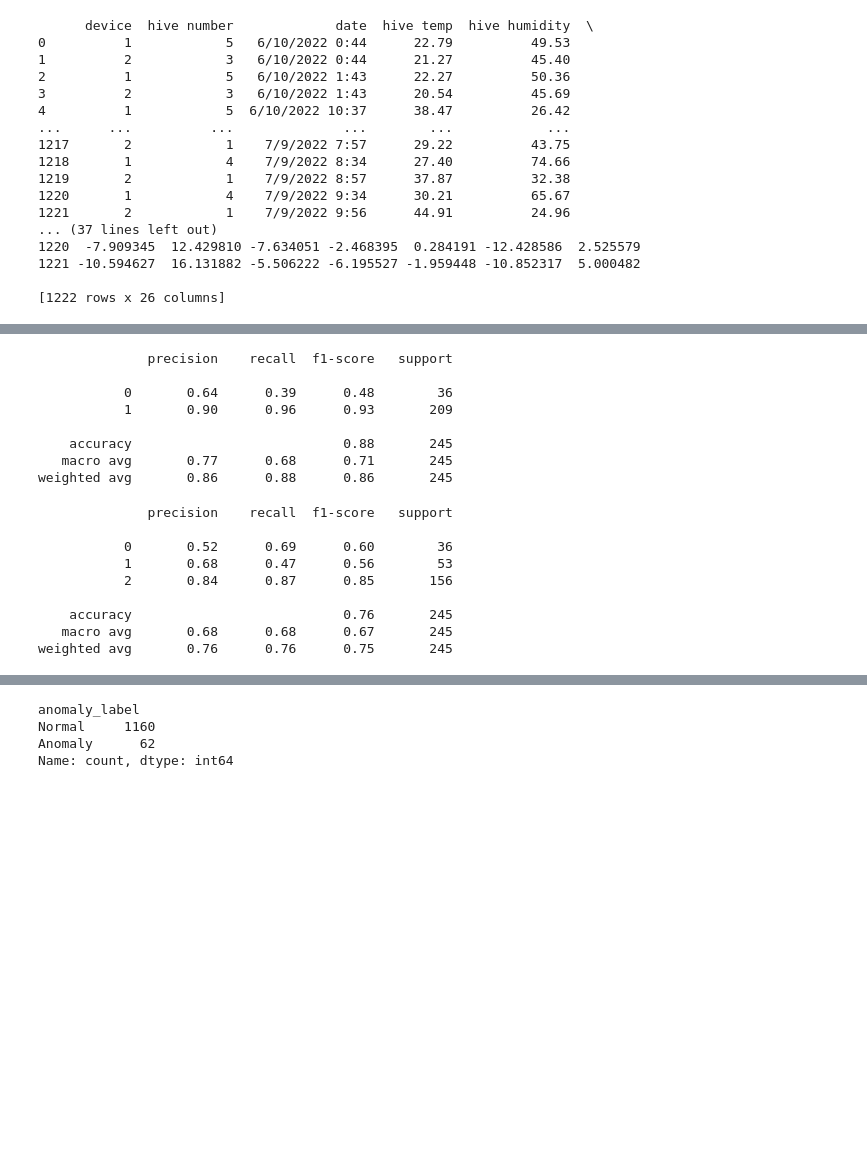
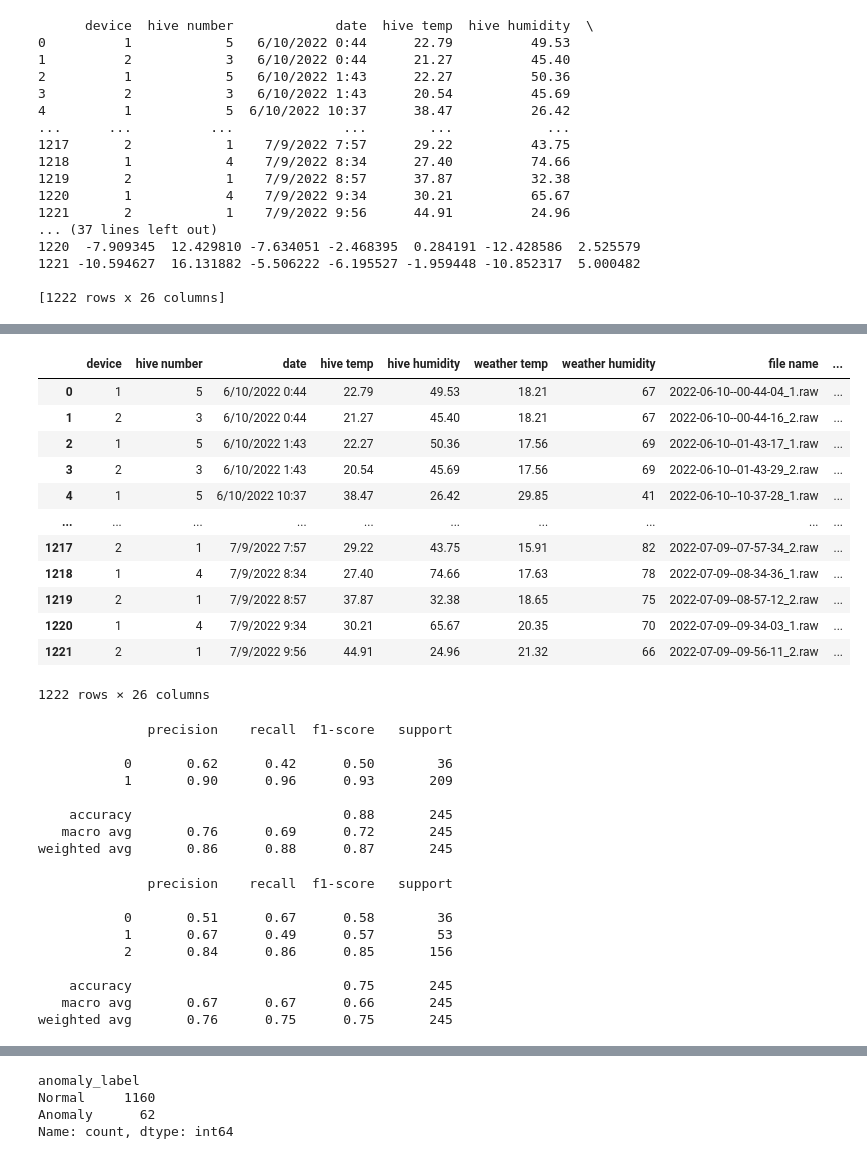
Before and after one commit to Chulanjana/Beehive-Health-Detection-System, a Jupyter notebook: analysis1.ipynb, the cells around one changed output, grey strips where cells are left out. Cells and saved outputs as stored; diff of their text form; code cells hidden in the pictures; blank space fills up the shorter version.

Commit message:
column error fixing in queen precent and acceptance model

```diff
--- a/analysis1.ipynb
+++ b/analysis1.ipynb
@@ -295,13 +299,27 @@ df_combined.to_excel("bee_data_with_features.xlsx", index=False)
+# %%
+(df_combined)
+# %% [output]
+|  | device | hive number | date | hive temp | hive humidity | weather temp | weather humidity | file name | ... |
+| 0 | 1 | 5 | 6/10/2022 0:44 | 22.79 | 49.53 | 18.21 | 67 | 2022-06-10--00-44-04_1.raw | ... |
+| 1 | 2 | 3 | 6/10/2022 0:44 | 21.27 | 45.40 | 18.21 | 67 | 2022-06-10--00-44-16_2.raw | ... |
+| 2 | 1 | 5 | 6/10/2022 1:43 | 22.27 | 50.36 | 17.56 | 69 | 2022-06-10--01-43-17_1.raw | ... |
+| 3 | 2 | 3 | 6/10/2022 1:43 | 20.54 | 45.69 | 17.56 | 69 | 2022-06-10--01-43-29_2.raw | ... |
+| 4 | 1 | 5 | 6/10/2022 10:37 | 38.47 | 26.42 | 29.85 | 41 | 2022-06-10--10-37-28_1.raw | ... |
+| ... | ... | ... | ... | ... | ... | ... | ... | ... | ... |
+| 1217 | 2 | 1 | 7/9/2022 7:57 | 29.22 | 43.75 | 15.91 | 82 | 2022-07-09--07-57-34_2.raw | ... |
+| 1218 | 1 | 4 | 7/9/2022 8:34 | 27.40 | 74.66 | 17.63 | 78 | 2022-07-09--08-34-36_1.raw | ... |
+| 1219 | 2 | 1 | 7/9/2022 8:57 | 37.87 | 32.38 | 18.65 | 75 | 2022-07-09--08-57-12_2.raw | ... |
+| 1220 | 1 | 4 | 7/9/2022 9:34 | 30.21 | 65.67 | 20.35 | 70 | 2022-07-09--09-34-03_1.raw | ... |
+| 1221 | 2 | 1 | 7/9/2022 9:56 | 44.91 | 24.96 | 21.32 | 66 | 2022-07-09--09-56-11_2.raw | ... |
+1222 rows × 26 columns
 # %%
 from sklearn.model_selection import train_test_split
 from sklearn.tree import DecisionTreeClassifier
 from sklearn.metrics import classification_report
 
-df_combined = pd.read_excel("bee_data_with_features.xlsx")
-
 
 # Drop non-numeric/unnecessary for model inputs
-X = df_combined.drop(columns=["file name", "date", "device", "hive number", "queen presence", "queen acceptance", "target"])
+X = df_combined.drop(columns=["file name", "date", "device", "hive number", "queen presence", "queen acceptance","time", "frames", "target"])
 y = df_combined["queen presence"]  # or "queen acceptance", etc.
 
 # Train/test split
@@ -317,19 +335,19 @@ print(classification_report(y_test, y_pred))
 # %% [output]
               precision    recall  f1-score   support
 
-           0       0.64      0.39      0.48        36
+           0       0.62      0.42      0.50        36
            1       0.90      0.96      0.93       209
 
     accuracy                           0.88       245
-   macro avg       0.77      0.68      0.71       245
-weighted avg       0.86      0.88      0.86       245
+   macro avg       0.76      0.69      0.72       245
+weighted avg       0.86      0.88      0.87       245
 # %%
 from sklearn.model_selection import train_test_split
 from sklearn.tree import DecisionTreeClassifier
 from sklearn.metrics import classification_report
 
 # Drop non-numeric/unnecessary for model inputs
-X = df_combined.drop(columns=["file name", "date", "device", "hive number", "queen presence", "queen acceptance", "target"])
+X = df_combined.drop(columns=["file name", "date", "device", "hive number", "queen presence", "queen acceptance", "time", "frames", "target"])
 y = df_combined["queen acceptance"]  # or "queen acceptance", etc.
 
 # Train/test split
@@ -345,13 +363,13 @@ print(classification_report(y_test, y_pred))
 # %% [output]
               precision    recall  f1-score   support
 
-           0       0.52      0.69      0.60        36
-           1       0.68      0.47      0.56        53
-           2       0.84      0.87      0.85       156
+           0       0.51      0.67      0.58        36
+           1       0.67      0.49      0.57        53
+           2       0.84      0.86      0.85       156
 
-    accuracy                           0.76       245
-   macro avg       0.68      0.68      0.67       245
-weighted avg       0.76      0.76      0.75       245
+    accuracy                           0.75       245
+   macro avg       0.67      0.67      0.66       245
+weighted avg       0.76      0.75      0.75       245
 # %%
 print(X)
 # %% [output]
```
Also changed, not shown: parts of 5 cells of this notebook, 4 other files.
